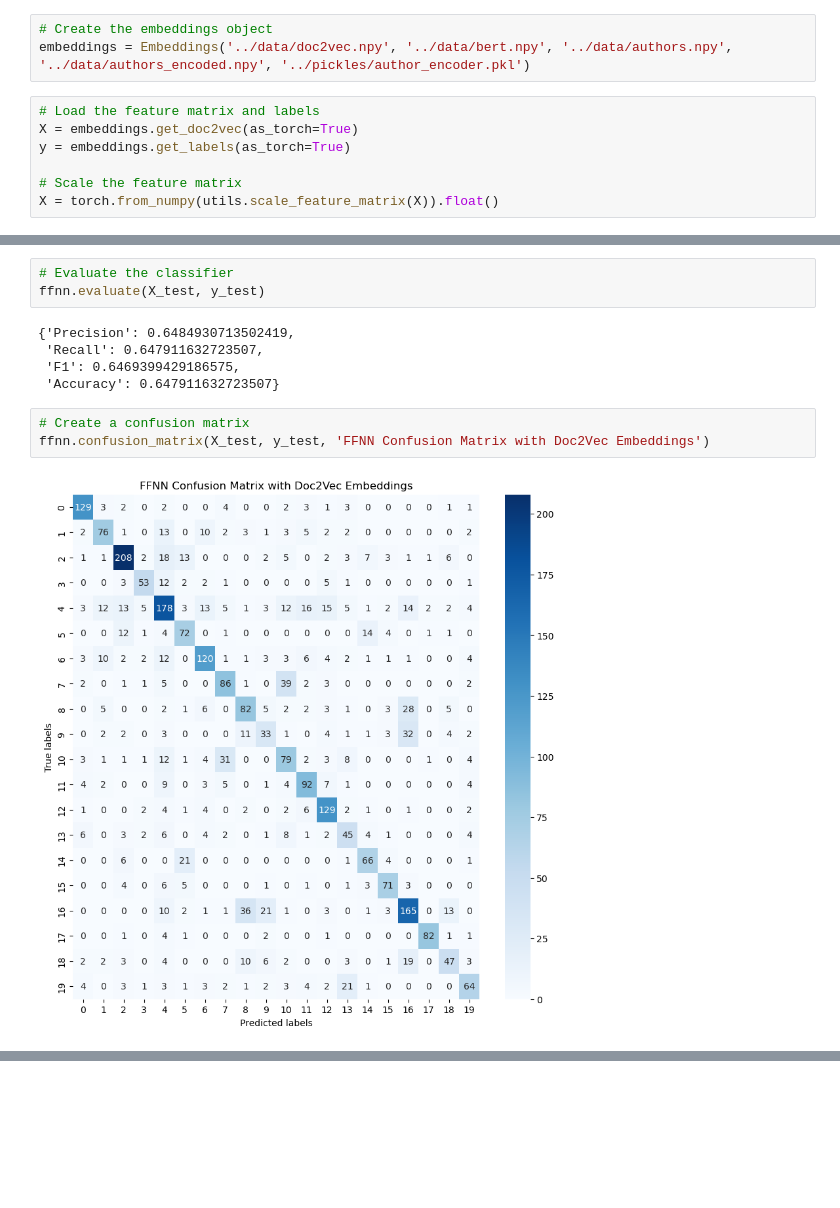
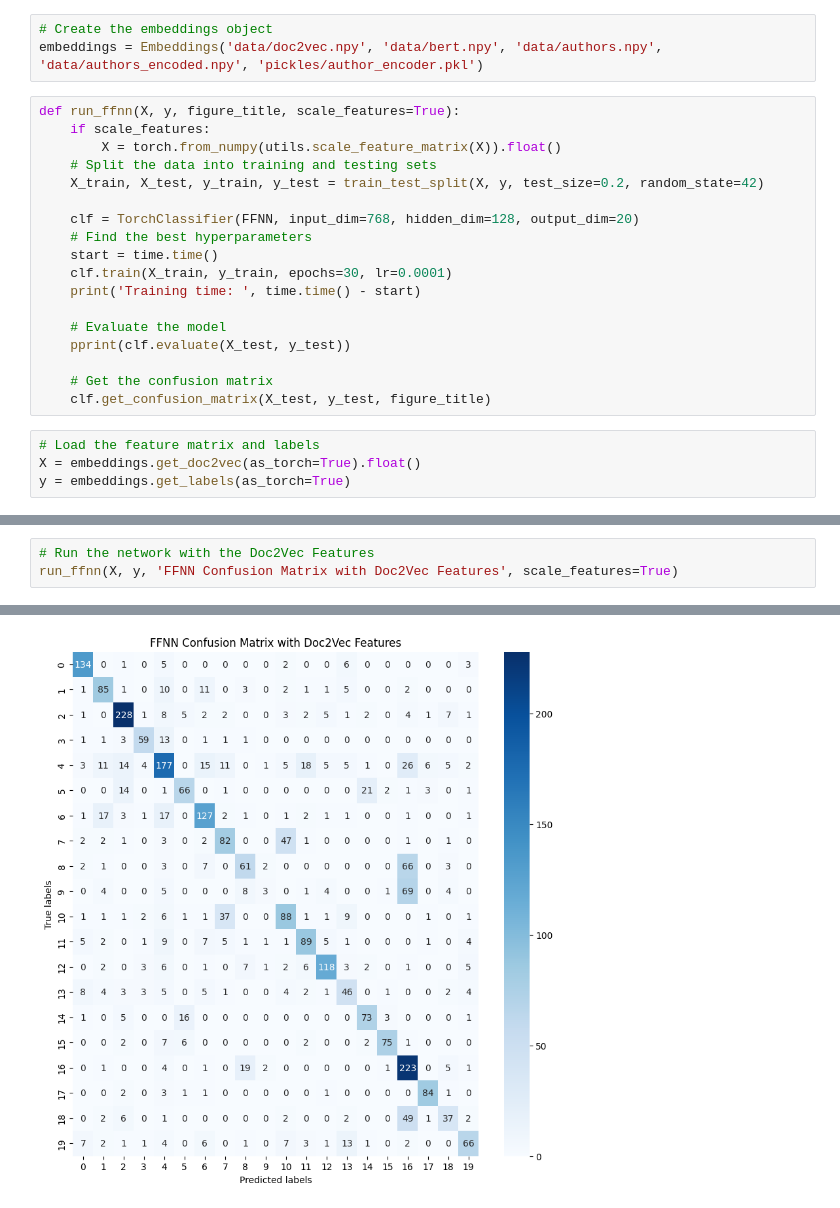
Before and after one commit to pogrebitskiy/Author-Attribution, a Jupyter notebook: evaluation/run_ffnn.ipynb, the cells around one changed output, grey strips where cells are left out. Saved outputs shown, nothing was run; the diff lists cells and outputs as text; blank space fills up the shorter version.

```diff
--- a/evaluation/run_ffnn.ipynb
+++ b/evaluation/run_ffnn.ipynb
@@ -8,11 +9,26 @@ import torch
 from models.FFNN import FFNN
 # %%
 # Create the embeddings object
-embeddings = Embeddings('../data/doc2vec.npy', '../data/bert.npy', '../data/authors.npy', '../data/authors_encoded.npy', '../pickles/author_encoder.pkl')
+embeddings = Embeddings('data/doc2vec.npy', 'data/bert.npy', 'data/authors.npy', 'data/authors_encoded.npy', 'pickles/author_encoder.pkl')
+# %%
+def run_ffnn(X, y, figure_title, scale_features=True):
+    if scale_features:
+        X = torch.from_numpy(utils.scale_feature_matrix(X)).float()
+    # Split the data into training and testing sets
+    X_train, X_test, y_train, y_test = train_test_split(X, y, test_size=0.2, random_state=42)
+
+    clf = TorchClassifier(FFNN, input_dim=768, hidden_dim=128, output_dim=20)
+    # Find the best hyperparameters
+    start = time.time()
+    clf.train(X_train, y_train, epochs=30, lr=0.0001)
+    print('Training time: ', time.time() - start)
+
+    # Evaluate the model
+    pprint(clf.evaluate(X_test, y_test))
+
+    # Get the confusion matrix
+    clf.get_confusion_matrix(X_test, y_test, figure_title)
 # %%
 # Load the feature matrix and labels
-X = embeddings.get_doc2vec(as_torch=True)
+X = embeddings.get_doc2vec(as_torch=True).float()
 y = embeddings.get_labels(as_torch=True)
-
-# Scale the feature matrix
-X = torch.from_numpy(utils.scale_feature_matrix(X)).float()
@@ -49,13 +35,4 @@ Training time: 55.77623915672302 seconds
-# %%
-# Evaluate the classifier
-ffnn.evaluate(X_test, y_test)
-# %% [output]
-{'Precision': 0.6484930713502419,
- 'Recall': 0.647911632723507,
- 'F1': 0.6469399429186575,
- 'Accuracy': 0.647911632723507}
-# %%
-# Create a confusion matrix
-ffnn.confusion_matrix(X_test, y_test, 'FFNN Confusion Matrix with Doc2Vec Embeddings')
-# %% [output]
-[figure, removed]
+# %%
+# Run the network with the Doc2Vec Features
+run_ffnn(X, y, 'FFNN Confusion Matrix with Doc2Vec Features', scale_features=True)
+# %% [output]
@@ -62,3 +56,4 @@ ffnn.confusion_matrix(X_test, y_test, 'FFNN Confusion Matrix with Doc2Vec Embedd
+[figure, added]
 # %%
 # Load the BERT embeddings
 X = embeddings.get_bert(as_torch=True).float()
```
Also changed, not shown: parts of 12 cells of this notebook, 7 other files.
